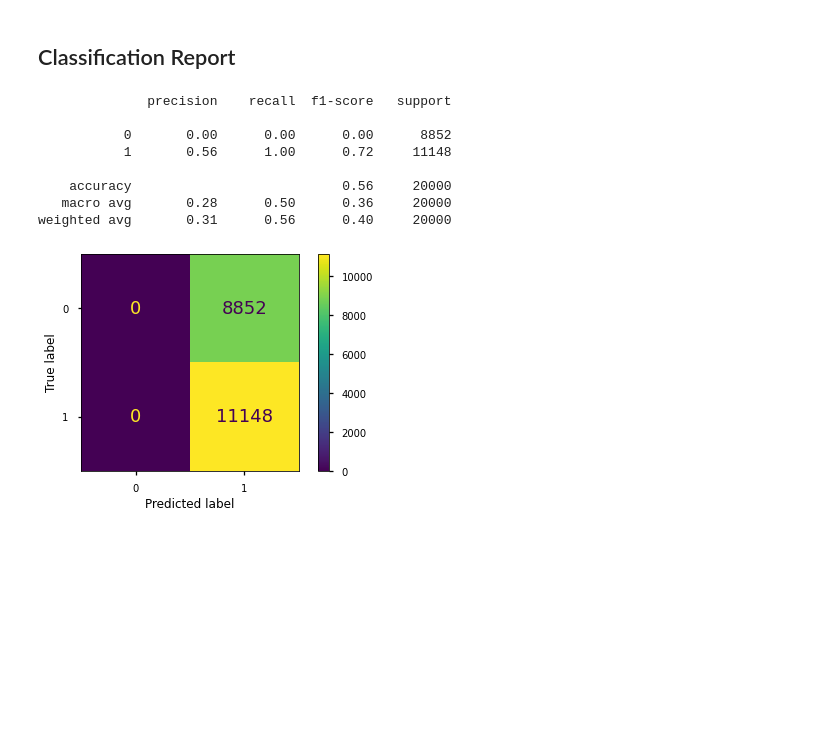
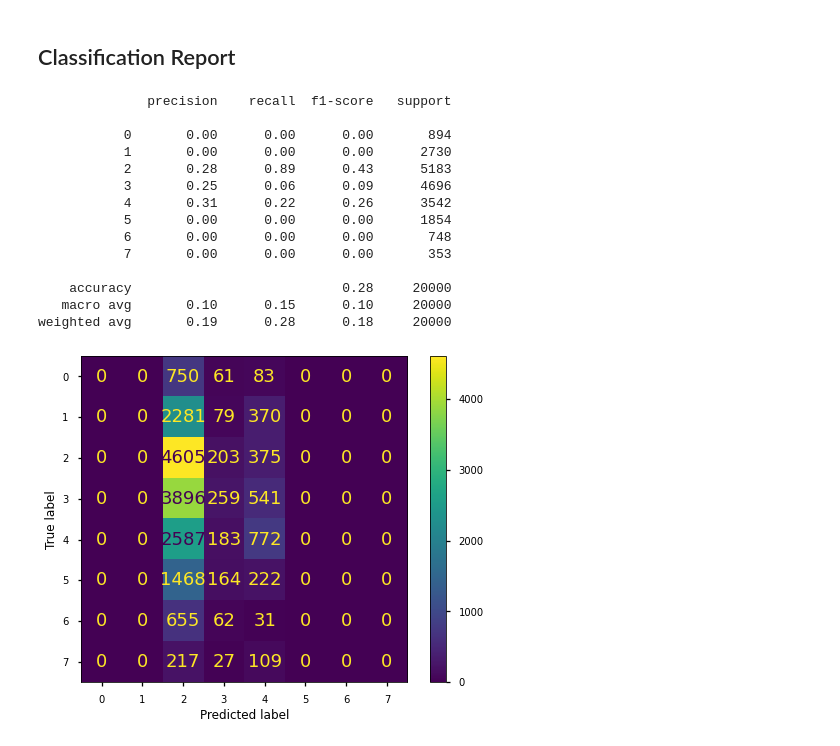
Before and after one commit to as2c/MLP---Cosmology, a Jupyter notebook: NN/NN_model_Keras.ipynb, the cells around one changed output. Drawn from its saved outputs; the diff is of its cells as text; code cells hidden in the pictures; blank space fills up the shorter version.

Commit message:
NN keras - without nan - multiclass

```diff
--- a/NN/NN_model_Keras.ipynb
+++ b/NN/NN_model_Keras.ipynb
@@ -57,0 +40,17 @@ data
+# %%
+data = pd.read_csv('denc_Neutrino (2)')
+mass = data['halo_mass']
+data['in_halo'] = np.zeros(len(data), dtype=int)
+
+j = 0
+n = min(data['halo_mass'])
+for m in np.logspace(2.8, 4, 5, endpoint=False):
+    inclass = (mass > m).astype('int32')
+    data['in_halo'] += inclass
+    num = np.sum(data['in_halo']==j)
+    print(f'class {j} ({n} < mass < {int(m)} ): {num}')
+    j+=1
+    n = int(m)
+num = np.sum(data['in_halo']==j)
+print(f'class {j} ({n} < mass ): {num}')
+data
@@ -106,12 +133,12 @@ from sklearn.metrics import classification_report
 
 
 model = keras.Sequential()
-model.add(layers.Dense(10,kernel_initializer=keras.initializers.RandomUniform(minval=-0.5, maxval=0.5, seed=1),activation='relu'))
-model.add(layers.Dense(30,kernel_initializer=keras.initializers.RandomUniform(minval=-0.5, maxval=0.5, seed=1), input_shape=(12,),activation='relu'))
-model.add(keras.layers.Dense(1, activation='softmax'))
+model.add(layers.Dense(30,kernel_initializer=keras.initializers.RandomUniform(minval=-0.5, maxval=0.5, seed=1),activation='relu'))
+model.add(layers.Dense(10,kernel_initializer=keras.initializers.RandomUniform(minval=-0.5, maxval=0.5, seed=1), input_shape=(12,),activation='tanh'))
+model.add(keras.layers.Dense(6))
 
 
-model.compile(loss=keras.losses.BinaryCrossentropy(), optimizer = keras.optimizers.Adam(learning_rate=0.01, beta_1=0.9, beta_2=0.999, epsilon=1e-06), metrics=['Accuracy'])
+model.compile(loss=keras.losses.SparseCategoricalCrossentropy(from_logits=True), optimizer = keras.optimizers.Adam(learning_rate=0.01, beta_1=0.9, beta_2=0.999, epsilon=1e-06), metrics=['Accuracy'])
 # %%
 hist = model.fit(
     X_train,
@@ -170,14 +197,14 @@ def model_builder(hp):
   model.add(keras.layers.Dense(units=hp_units,
                                activation='tanh',
                                kernel_regularizer=keras.regularizers.l2(.05)))
-  model.add(keras.layers.Dense(1, activation='softmax'))
+  model.add(keras.layers.Dense(6))
 
   # Tune the learning rate for the optimizer
   # Choose an optimal value from 0.01, 0.001, or 0.0001
   hp_learning_rate = hp.Choice('learning_rate', values=[1e-2, 1e-3, 1e-4, 2e-2])
 
   model.compile(optimizer=keras.optimizers.Adam(learning_rate=hp_learning_rate),
-                loss=keras.losses.BinaryCrossentropy(),
+                loss=keras.losses.SparseCategoricalCrossentropy(from_logits=True),
                 metrics=['accuracy'])
 
   return model
@@ -186,7 +213,7 @@ tuner = kt.Hyperband(model_builder,
                      objective='val_accuracy',
                      max_epochs=10,
                      factor=3,
-                     project_name='kt7')
+                     project_name='kt12')
 # %%
 stop_early = keras.callbacks.EarlyStopping(monitor='val_loss', patience=5)
 # %%
@@ -268,23 +287,29 @@ plt.show()
 ## Classification Report
 # %%
 from sklearn.metrics import classification_report
-clf_report = classification_report(Y_test, model.predict(X_test)>.5)
+clf_report = classification_report(Y_test, model.predict(X_test).argmax(axis=1))
 print(clf_report)
 # %% [output]
               precision    recall  f1-score   support
 
-           0       0.00      0.00      0.00      8852
-           1       0.56      1.00      0.72     11148
+           0       0.00      0.00      0.00       894
+           1       0.00      0.00      0.00      2730
+           2       0.28      0.89      0.43      5183
+           3       0.25      0.06      0.09      4696
+           4       0.31      0.22      0.26      3542
+           5       0.00      0.00      0.00      1854
+           6       0.00      0.00      0.00       748
+           7       0.00      0.00      0.00       353
 
-    accuracy                           0.56     20000
-   macro avg       0.28      0.50      0.36     20000
-weighted avg       0.31      0.56      0.40     20000
+    accuracy                           0.28     20000
+   macro avg       0.10      0.15      0.10     20000
+weighted avg       0.19      0.28      0.18     20000
 # %%
 from sklearn.metrics import ConfusionMatrixDisplay, confusion_matrix
 
-cm = confusion_matrix(Y_test, model.predict(X_test)>.5)
+cm = confusion_matrix(Y_test, model.predict(X_test).argmax(axis=1))
 disp1 = ConfusionMatrixDisplay(confusion_matrix=cm)
 disp1.plot()
 plt.show()
 # %% [output]
-[figure, old version]
+[figure, new version]
```
Also changed, not shown: parts of 9 cells of this notebook.
